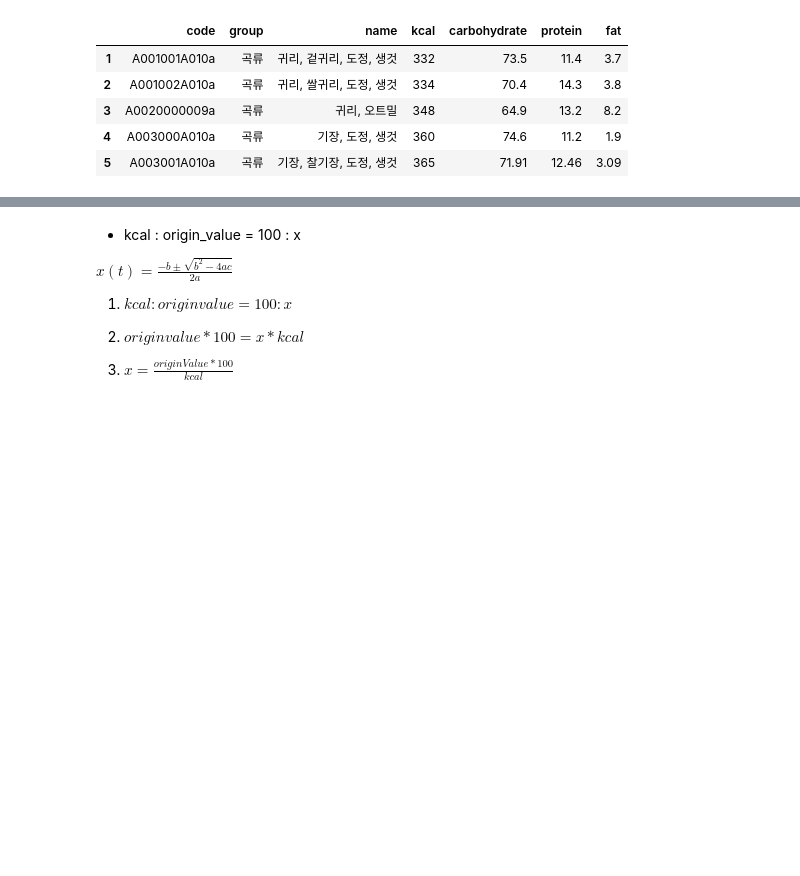
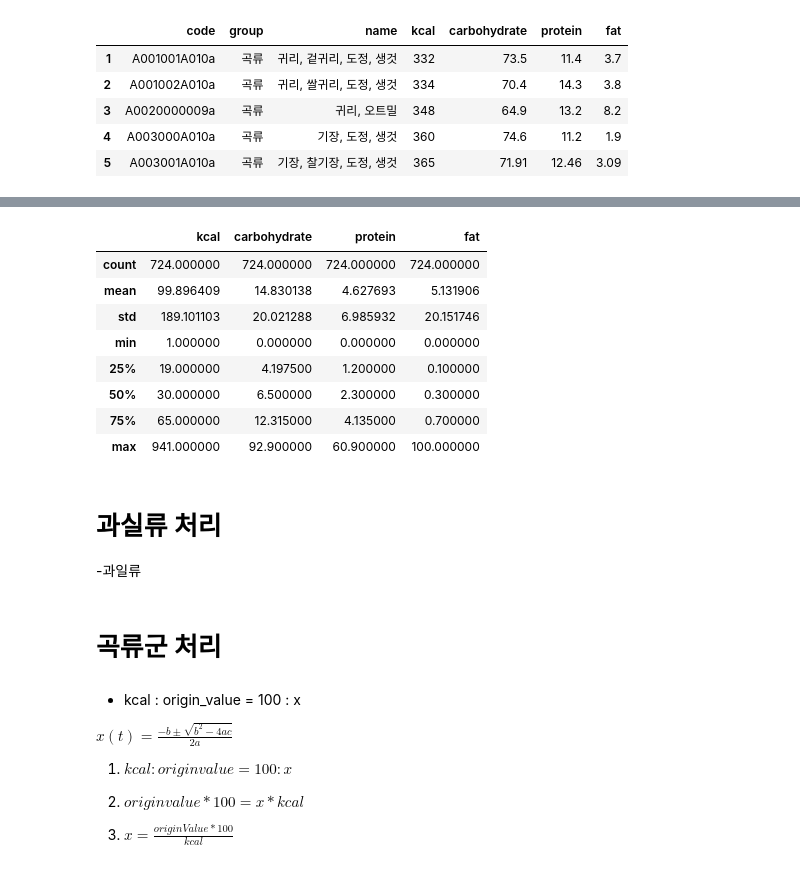
Before and after one commit to JAICHANGPARK/DataExperiment_Python, a Jupyter notebook: 02_food_analysis/analysis/20180717/code/9_revision_01.ipynb, the cells around one changed output, grey strips where cells are left out. Cells and saved outputs as stored; diff of their text form; code cells hidden in the pictures; blank space fills up the shorter version.

```diff
--- a/02_food_analysis/analysis/20180717/code/9_revision_01.ipynb
+++ b/02_food_analysis/analysis/20180717/code/9_revision_01.ipynb
@@ -315,0 +377,12 @@ gokryu_frame.to_excel('../output/only_gokryu_frist.xlsx')
+# %%
+vegitable_frame['carbohydrate'] = vegitable_frame['carbohydrate'].replace('tr',0)
+vegitable_frame['protein'] = vegitable_frame['protein'].replace('tr',0)
+vegitable_frame['fat'] = vegitable_frame['fat'].replace('tr',0)
+# %%
+vegitable_frame['carbohydrate'] = vegitable_frame['carbohydrate'].replace('Tr',0)
+vegitable_frame['protein'] = vegitable_frame['protein'].replace('Tr',0)
+vegitable_frame['fat'] = vegitable_frame['fat'].replace('Tr',0)
+# %%
+vegitable_frame['carbohydrate'] = vegitable_frame['carbohydrate'].astype(float)
+vegitable_frame['protein'] = vegitable_frame['protein'].astype(float)
+vegitable_frame['fat'] = vegitable_frame['fat'].astype(float)
@@ -315,0 +404,12 @@ gokryu_frame.to_excel('../output/only_gokryu_frist.xlsx')
+# %%
+vegitable_frame.describe()
+# %% [output]
+|  | kcal | carbohydrate | protein | fat |
+| count | 724.000000 | 724.000000 | 724.000000 | 724.000000 |
+| mean | 99.896409 | 14.830138 | 4.627693 | 5.131906 |
+| std | 189.101103 | 20.021288 | 6.985932 | 20.151746 |
+| min | 1.000000 | 0.000000 | 0.000000 | 0.000000 |
+| 25% | 19.000000 | 4.197500 | 1.200000 | 0.100000 |
+| 50% | 30.000000 | 6.500000 | 2.300000 | 0.300000 |
+| 75% | 65.000000 | 12.315000 | 4.135000 | 0.700000 |
+| max | 941.000000 | 92.900000 | 60.900000 | 100.000000 |
@@ -315,0 +418,3 @@ gokryu_frame.to_excel('../output/only_gokryu_frist.xlsx')
+# %% [markdown]
+# 과실류 처리
+-과일류
@@ -316,3 +445,5 @@ gokryu_frame.to_excel('../output/only_gokryu_frist.xlsx')
+# %% [markdown]
+# 곡류군 처리
 # %%
 gokryu_frame = pd.read_excel('../output/only_gokryu_frist.xlsx')
 # %%
```
Also changed, not shown: parts of 16 cells of this notebook, 7 other files.
